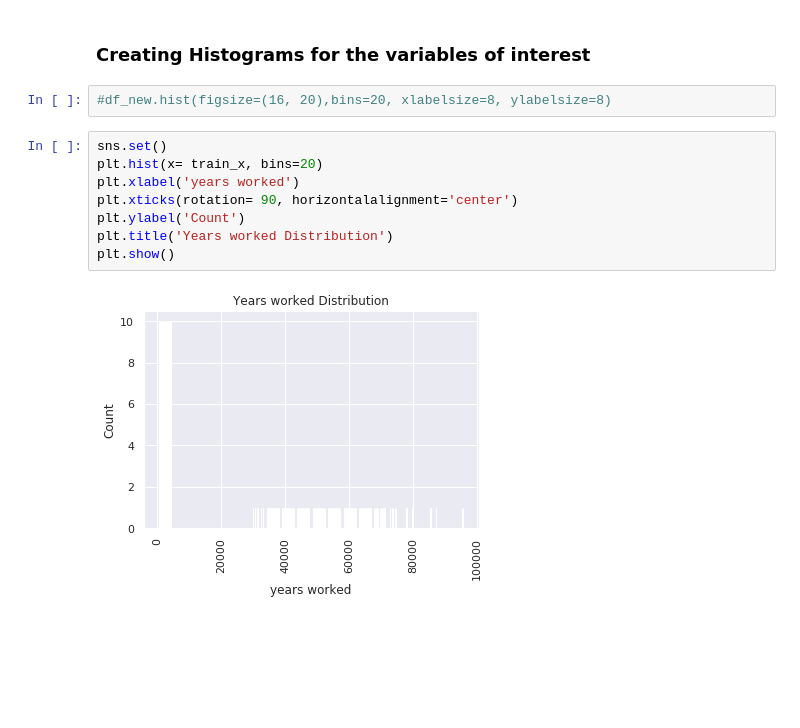
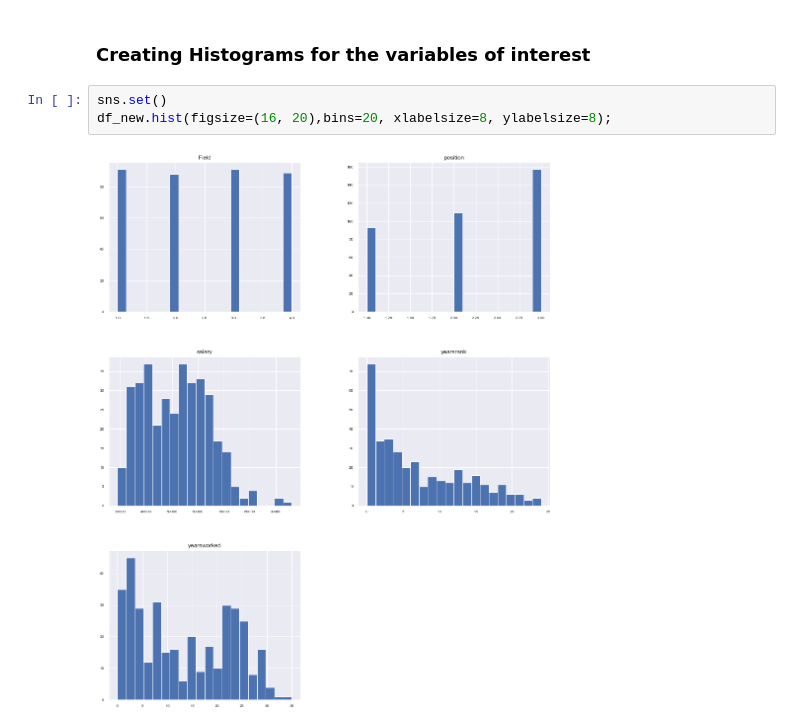
Before and after one commit to jbmasemza/multivariate_linear_regression, a Jupyter notebook: multivariate_linear_regression.ipynb, the cells around one changed output. Cells and saved outputs as stored; diff of their text form; blank space fills up the shorter version.

```diff
--- a/multivariate_linear_regression.ipynb
+++ b/multivariate_linear_regression.ipynb
@@ -88,14 +99,7 @@ df_new.describe()
 # %% [markdown]
 ### Creating Histograms for the variables of interest
 # %%
-#df_new.hist(figsize=(16, 20),bins=20, xlabelsize=8, ylabelsize=8)
+sns.set()
+df_new.hist(figsize=(16, 20),bins=20, xlabelsize=8, ylabelsize=8);
+# %% [output]
+[figure, added]
-# %%
-sns.set()
-plt.hist(x= train_x, bins=20)
-plt.xlabel('years worked')
-plt.xticks(rotation= 90, horizontalalignment='center')
-plt.ylabel('Count')
-plt.title('Years worked Distribution')
-plt.show()
-# %% [output]
-[figure, removed]
```
Also changed, not shown: parts of 8 cells of this notebook.
